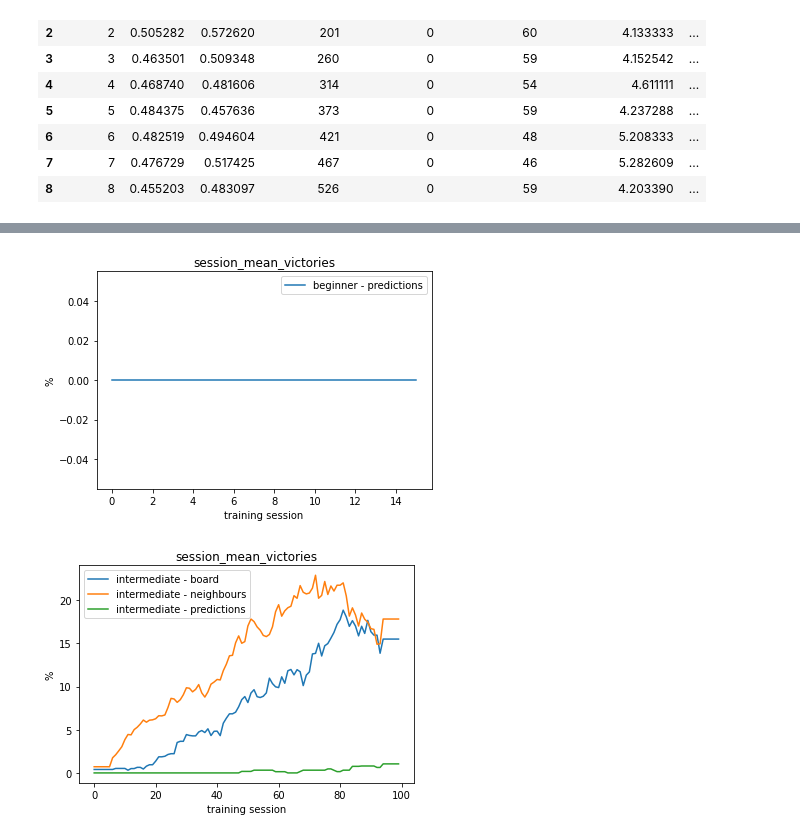
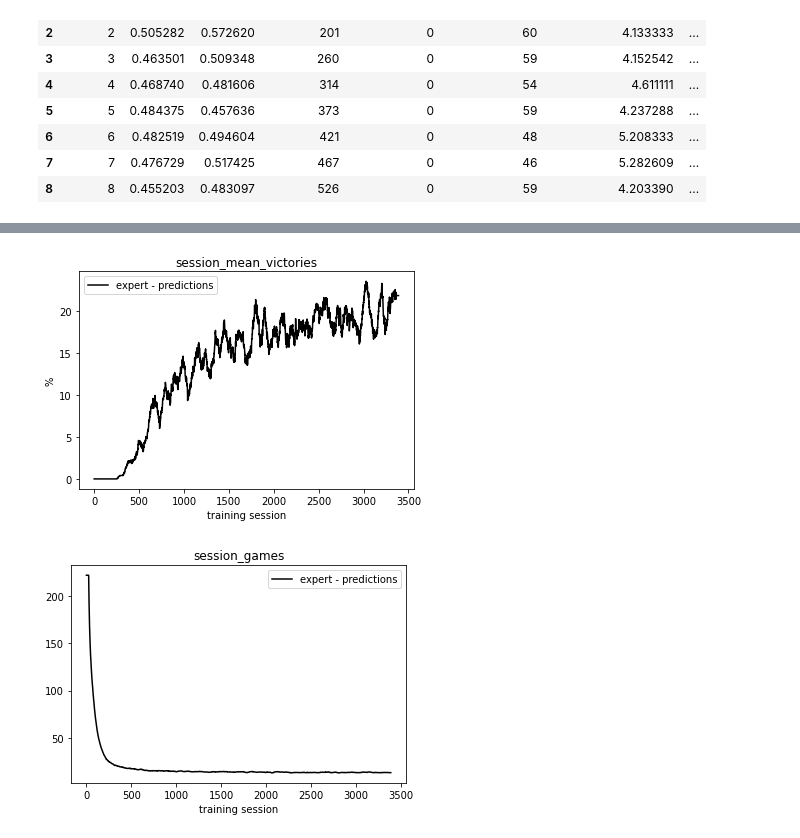
Before and after one commit to applepie-heidi/minesolver, a Jupyter notebook: analiza.ipynb, the cells around one changed output, grey strips where cells are left out. Cells and saved outputs as stored; diff of their text form; code cells hidden in the pictures.

```diff
--- a/analiza.ipynb
+++ b/analiza.ipynb
@@ -48,11 +48,12 @@ f.df.head(10)
 | 7 | 7 | 0.476729 | 0.517425 | 467 | 0 | 46 | 5.282609 | ... |
 | 8 | 8 | 0.455203 | 0.483097 | 526 | 0 | 59 | 4.203390 | ... |
 # %%
+line_colors = ['black', 'pink', 'green']
 def plot_files(filenames, series, label_key, percent=False):
     pp = []
     for filename in filenames:
         data = read_log(filename)
-        arr = data.col(series)[:100]
+        arr = data.col(series)#[:100]
         if percent:
             arr = arr * 100
         label = label_key.format(**data.info)
@@ -60,13 +61,16 @@ def plot_files(filenames, series, label_key, percent=False):
             window = np.clip((len(arr)//60)*2-1, 11, 51)
             arr = savgol_filter(arr, window, 0)
         pp.append((arr, label))
+    i=0
     for arr, label in sorted(pp, key=lambda al: al[1]):
-        plt.plot(arr, label=label)
+        plt.plot(arr, label=label, color=line_colors[i])
+        i+=1
     plt.title(series)
     plt.xlabel("training session")
     if percent:
         plt.ylabel("%")
     plt.legend() #title=label_key)
+    plt.savefig(f'graphs/{series}', facecolor='white', dpi=199)
     plt.show()
 # %%
 sorted(os.listdir("logs"))
@@ -86,16 +127,16 @@ sorted(os.listdir("logs"))
 # %%
 plot_files(
-    filenames=[f"logs/{f}" for f in os.listdir("logs") if "2022-05-23-01-13" in f],
+    filenames=[f"logs/{f}" for f in os.listdir("logs") if "2022-05-28" in f],
     series="session_mean_victories",
     label_key="{DIFFICULTY} - {TRUTH ALGORITHM}",
     percent=True)
 # %% [output]
-[figure, old version]
+[figure, new version]
 # %%
 plot_files(
-    filenames=[f"logs/{f}" for f in os.listdir("logs") if "2022-05-22-0" in f],
-    series="session_mean_victories",
+    filenames=[f"logs/{f}" for f in os.listdir("logs") if "2022-05-28" in f],
+    series="session_games",
     label_key="{DIFFICULTY} - {TRUTH ALGORITHM}",
-    percent=True)
+    percent=False)
 # %% [output]
-[figure, old version]
+[figure, new version]
```
Also changed, not shown: parts of 8 cells of this notebook, 4 other files.
